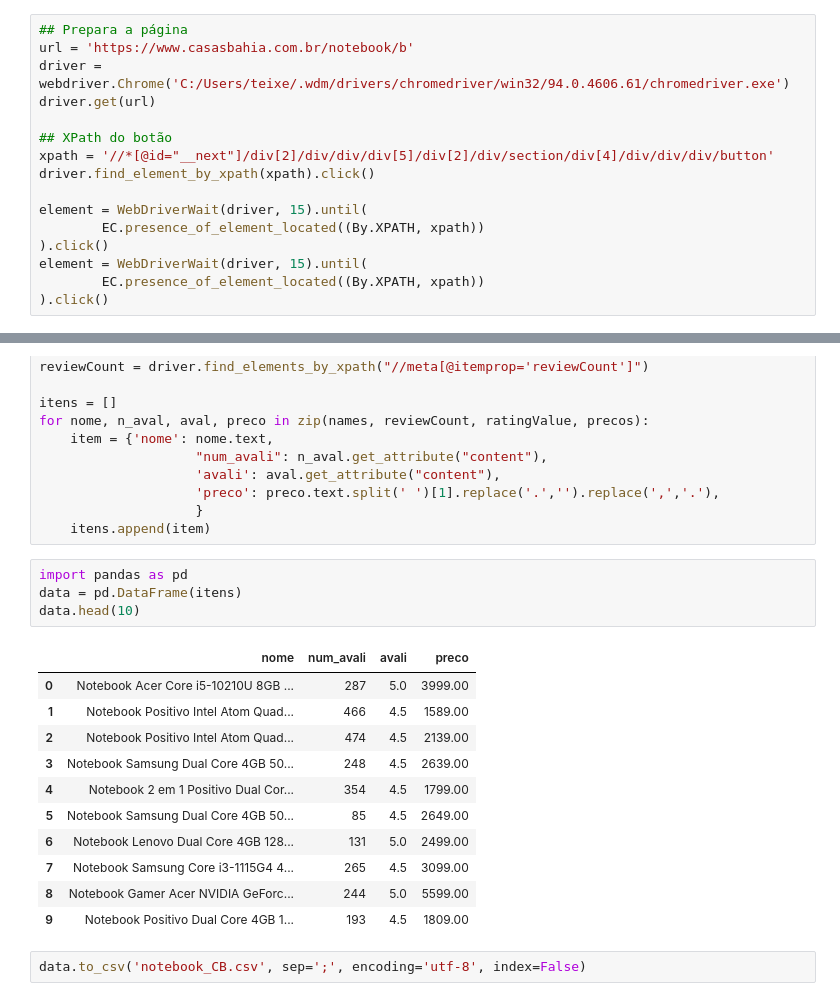
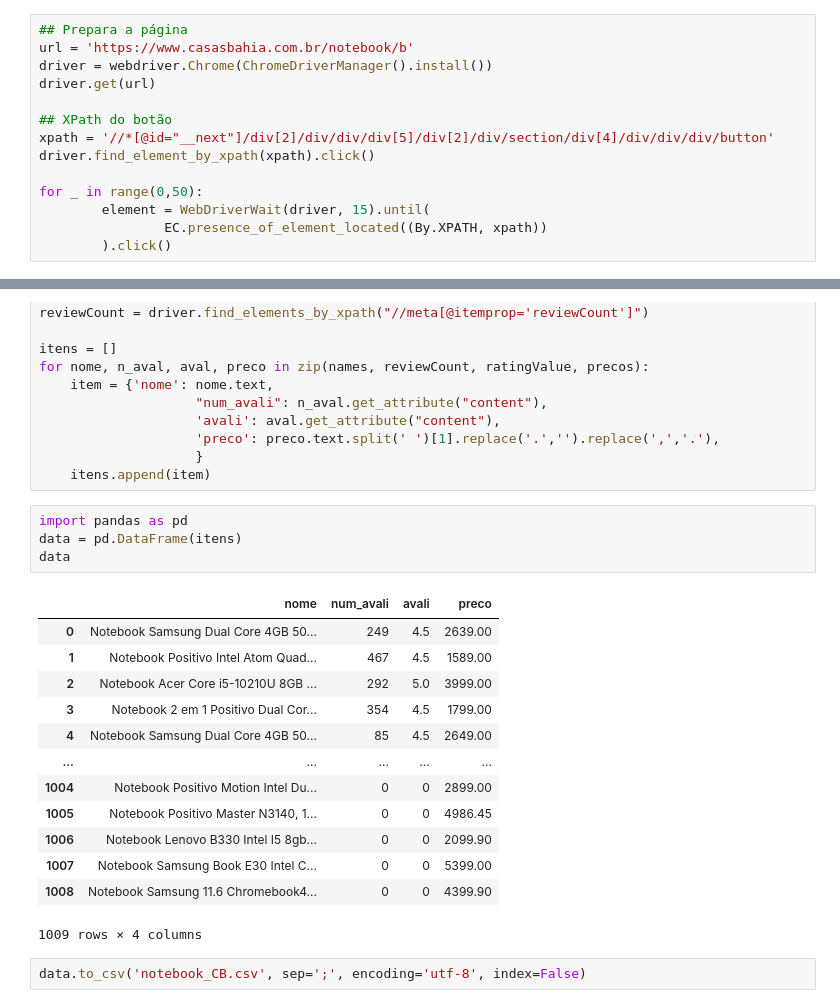
Before and after one commit to vitordutra/desafio-3-trilhas-webscraping, a Jupyter notebook: casas_bahia/casas_bahia.ipynb, the cells around one changed output, grey strips where cells are left out. Saved outputs shown, nothing was run; the diff lists cells and outputs as text.

```diff
--- a/casas_bahia/casas_bahia.ipynb
+++ b/casas_bahia/casas_bahia.ipynb
@@ -11,16 +12,14 @@ from selenium.webdriver.support import expected_conditions as EC
 # %%
 ## Prepara a página
 url = 'https://www.casasbahia.com.br/notebook/b'
-driver = webdriver.Chrome('C:/Users/teixe/.wdm/drivers/chromedriver/win32/94.0.4606.61/chromedriver.exe')
+driver = webdriver.Chrome(ChromeDriverManager().install())
 driver.get(url)
 
 ## XPath do botão
 xpath = '//*[@id="__next"]/div[2]/div/div/div[5]/div[2]/div/section/div[4]/div/div/div/button'
 driver.find_element_by_xpath(xpath).click()
 
-element = WebDriverWait(driver, 15).until(
-        EC.presence_of_element_located((By.XPATH, xpath))
-).click()
-element = WebDriverWait(driver, 15).until(
-        EC.presence_of_element_located((By.XPATH, xpath))
-).click()
+for _ in range(0,50):
+        element = WebDriverWait(driver, 15).until(
+                EC.presence_of_element_located((By.XPATH, xpath))
+        ).click()
@@ -42,18 +46,20 @@ for nome, n_aval, aval, preco in zip(names, reviewCount, ratingValue, precos):
 # %%
 import pandas as pd
 data = pd.DataFrame(itens)
-data.head(10)
+data
 # %% [output]
 |  | nome | num_avali | avali | preco |
-| 0 | Notebook Acer Core i5-10210U 8GB ... | 287 | 5.0 | 3999.00 |
-| 1 | Notebook Positivo Intel Atom Quad... | 466 | 4.5 | 1589.00 |
-| 2 | Notebook Positivo Intel Atom Quad... | 474 | 4.5 | 2139.00 |
-| 3 | Notebook Samsung Dual Core 4GB 50... | 248 | 4.5 | 2639.00 |
-| 4 | Notebook 2 em 1 Positivo Dual Cor... | 354 | 4.5 | 1799.00 |
-| 5 | Notebook Samsung Dual Core 4GB 50... | 85 | 4.5 | 2649.00 |
-| 6 | Notebook Lenovo Dual Core 4GB 128... | 131 | 5.0 | 2499.00 |
-| 7 | Notebook Samsung Core i3-1115G4 4... | 265 | 4.5 | 3099.00 |
-| 8 | Notebook Gamer Acer NVIDIA GeForc... | 244 | 5.0 | 5599.00 |
-| 9 | Notebook Positivo Dual Core 4GB 1... | 193 | 4.5 | 1809.00 |
+| 0 | Notebook Samsung Dual Core 4GB 50... | 249 | 4.5 | 2639.00 |
+| 1 | Notebook Positivo Intel Atom Quad... | 467 | 4.5 | 1589.00 |
+| 2 | Notebook Acer Core i5-10210U 8GB ... | 292 | 5.0 | 3999.00 |
+| 3 | Notebook 2 em 1 Positivo Dual Cor... | 354 | 4.5 | 1799.00 |
+| 4 | Notebook Samsung Dual Core 4GB 50... | 85 | 4.5 | 2649.00 |
+| ... | ... | ... | ... | ... |
+| 1004 | Notebook Positivo Motion Intel Du... | 0 | 0 | 2899.00 |
+| 1005 | Notebook Positivo Master N3140, 1... | 0 | 0 | 4986.45 |
+| 1006 | Notebook Lenovo B330 Intel I5 8gb... | 0 | 0 | 2099.90 |
+| 1007 | Notebook Samsung Book E30 Intel C... | 0 | 0 | 5399.00 |
+| 1008 | Notebook Samsung 11.6 Chromebook4... | 0 | 0 | 4399.90 |
+1009 rows × 4 columns
 # %%
 data.to_csv('notebook_CB.csv', sep=';', encoding='utf-8', index=False)
```
Also changed, not shown: parts of 2 cells of this notebook, 5 other files.
